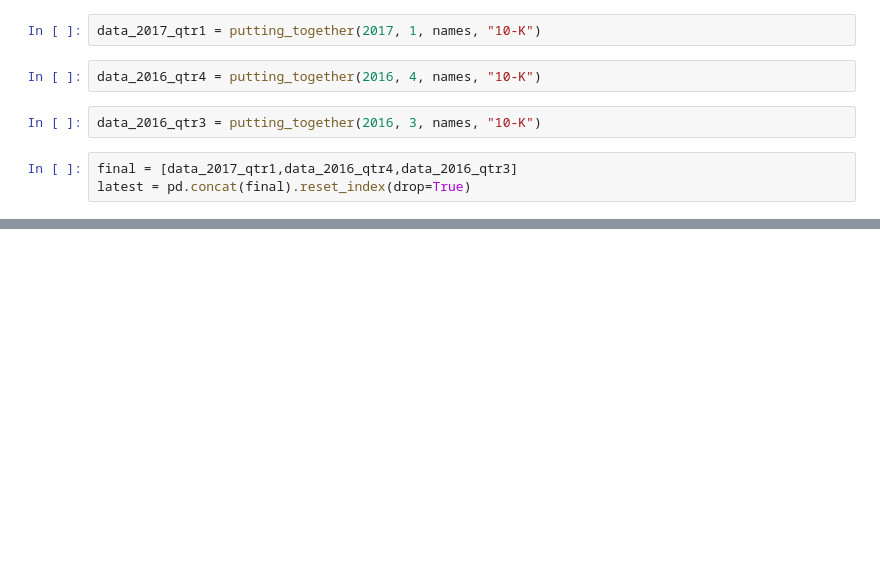
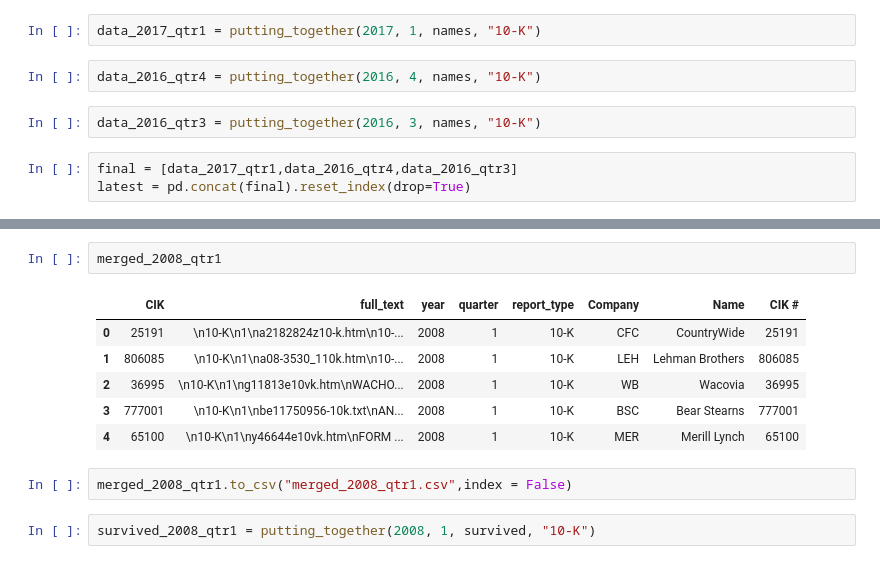
Before and after one commit to tombombadilj/NLP_10-K, a Jupyter notebook: report_extracting.ipynb, the cells around one changed output, grey strips where cells are left out. Drawn from its saved outputs; the diff is of its cells as text; blank space fills up the shorter version.

```diff
--- a/report_extracting.ipynb
+++ b/report_extracting.ipynb
@@ -194,0 +253,13 @@ full_text = list(latest[latest["CIK"]==4962]["full_text"])
+# %%
+merged_2008_qtr1
+# %% [output]
+|  | CIK | full_text | year | quarter | report_type | Company | Name | CIK # |
+| 0 | 25191 | \n10-K\n1\na2182824z10-k.htm\n10-... | 2008 | 1 | 10-K | CFC | CountryWide | 25191 |
+| 1 | 806085 | \n10-K\n1\na08-3530_110k.htm\n10-... | 2008 | 1 | 10-K | LEH | Lehman Brothers | 806085 |
+| 2 | 36995 | \n10-K\n1\ng11813e10vk.htm\nWACHO... | 2008 | 1 | 10-K | WB | Wacovia | 36995 |
+| 3 | 777001 | \n10-K\n1\nbe11750956-10k.txt\nAN... | 2008 | 1 | 10-K | BSC | Bear Stearns | 777001 |
+| 4 | 65100 | \n10-K\n1\ny46644e10vk.htm\nFORM ... | 2008 | 1 | 10-K | MER | Merill Lynch | 65100 |
+# %%
+merged_2008_qtr1.to_csv("merged_2008_qtr1.csv",index = False)
+# %%
+survived_2008_qtr1 = putting_together(2008, 1, survived, "10-K")
```
Also changed, not shown: parts of 25 cells of this notebook, 4 other files.
